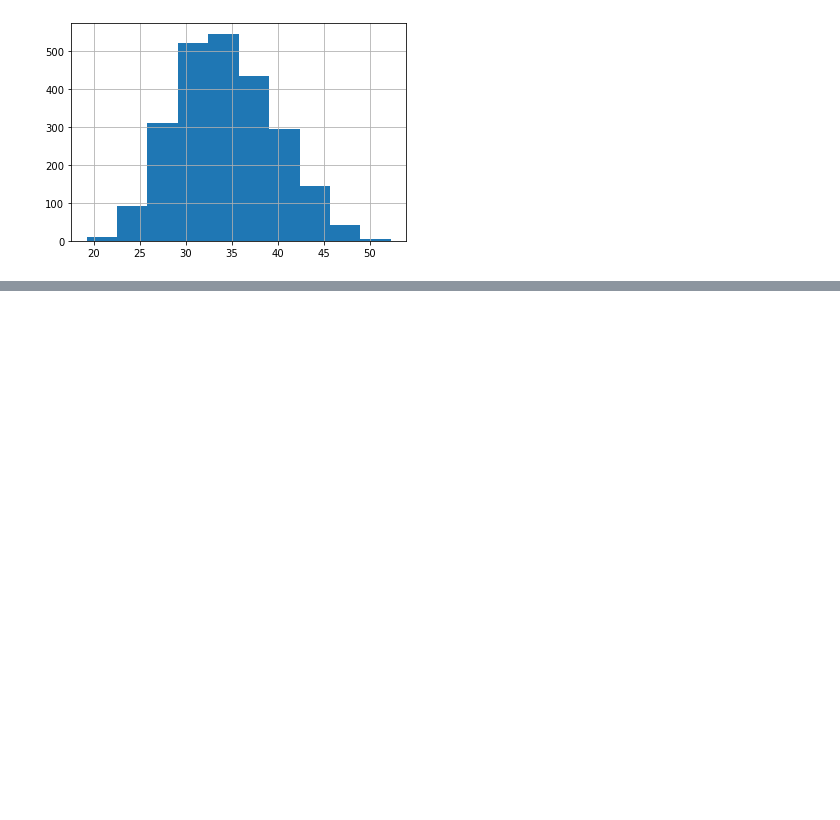
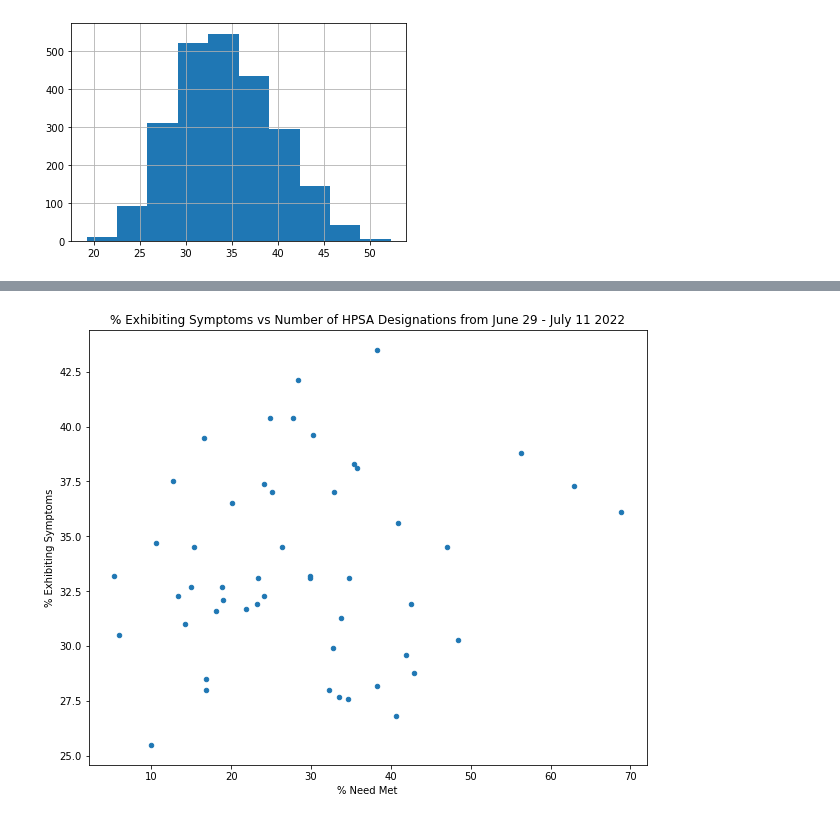
Before and after one commit to nitchon/covid_mental_health, a Jupyter notebook: Mental Health in America.ipynb, the cells around one changed output, grey strips where cells are left out. Saved outputs shown, nothing was run; the diff lists cells and outputs as text; code cells hidden in the pictures; blank space fills up the shorter version.

```diff
--- a/Mental Health in America.ipynb
+++ b/Mental Health in America.ipynb
@@ -416,0 +358,7 @@ The number of outliers is 4.
+# %%
+recent["% Need Met"]=recent["Percent of Need Met"]*100
+recent.plot(kind="scatter",x='% Need Met',y="Value",ylabel="% Exhibiting Symptoms",
+                    title="% Exhibiting Symptoms vs Number of HPSA Designations from June 29 - July 11 2022",figsize=(10,8))
+plt.show()
+# %% [output]
+[figure, added]
```
Also changed, not shown: parts of 13 cells of this notebook.
